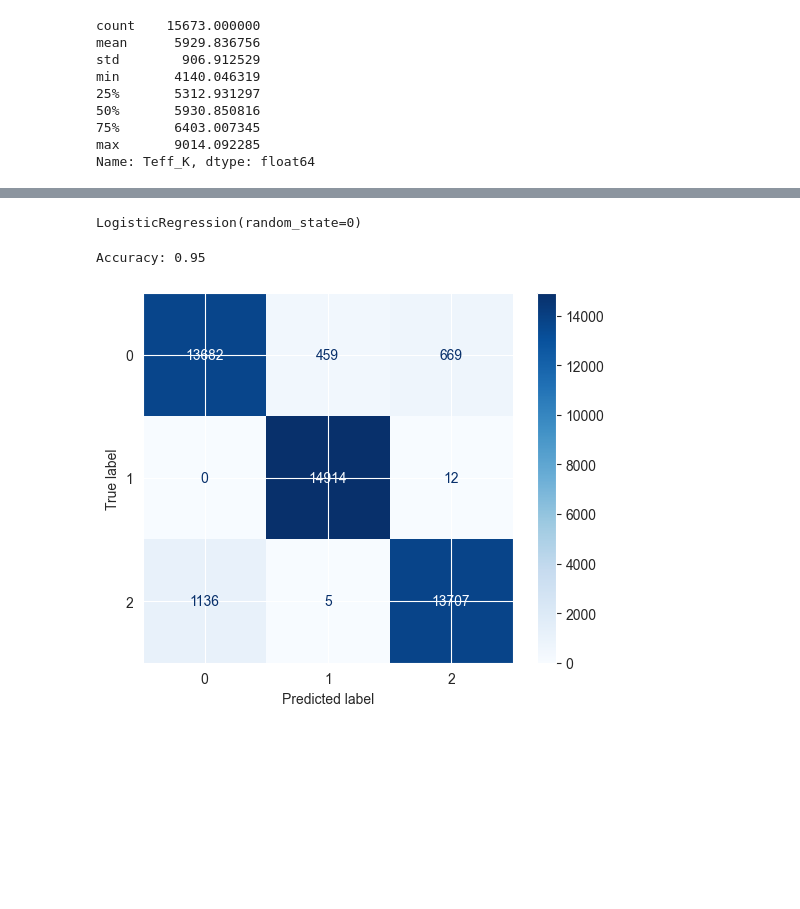
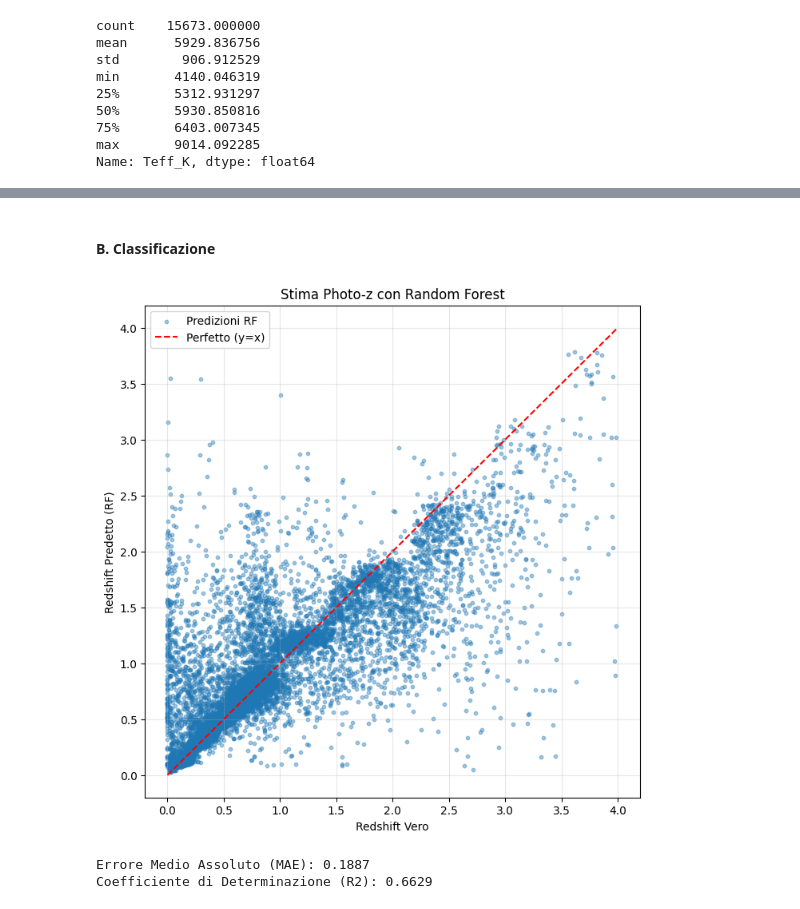
Before and after one commit to FabianCalangiu/Astronomical-Objects-Analysis, a Jupyter notebook: notebooks/astronomical_analysis.ipynb, the cells around one changed output, grey strips where cells are left out. Drawn from its saved outputs; the diff is of its cells as text; code cells hidden in the pictures; blank space fills up the shorter version.

```diff
--- a/notebooks/astronomical_analysis.ipynb
+++ b/notebooks/astronomical_analysis.ipynb
@@ -472,5 +465,0 @@ X_test_b = scaler.transform(X_test_b)
-# %%
-logistic_clf = LogisticRegression(random_state = 0)
-logistic_clf.fit(X_train_b, y_train_b)
-# %% [output]
-LogisticRegression(random_state=0)
@@ -479,10 +466,47 @@ y_pred_b = logistic_clf.predict(X_test_b)
-# %%
-cm = confusion_matrix(y_test_b, y_pred_b)
-print("Accuracy: {:.2f}".format(accuracy_score(y_test_b, y_pred_b)))
-# %% [output]
-Accuracy: 0.95
-# %%
-ConfusionMatrixDisplay(cm).plot(cmap="Blues")
-plt.show()
-# %% [output]
-[figure, removed]
+# %% [markdown]
+<h4>B. Classificazione </h4>
+# %%
+from sklearn.ensemble import RandomForestRegressor
+from sklearn.metrics import mean_absolute_error, r2_score
+
+gal_qso = df[df["class"].isin(["GALAXY", "QSO"])].copy()
+gal_qso = gal_qso[(gal_qso["redshift"] >= 0) & (gal_qso["redshift"] <= 4)].copy()
+
+gal_qso["u_g"] = gal_qso["ultraviolet"] - gal_qso["green"]
+gal_qso["g_r"] = gal_qso["green"] - gal_qso["red"]
+gal_qso["r_i"] = gal_qso["red"] - gal_qso["near_infrared"]
+gal_qso["i_z"] = gal_qso["near_infrared"] - gal_qso["infrared"]
+
+X = gal_qso[["u_g", "g_r", "r_i", "i_z"]]
+y = gal_qso["redshift"]
+
+X_train, X_test, y_train, y_test = train_test_split(X, y, test_size = 0.2, random_state = 0)
+
+model_rf = RandomForestRegressor(n_estimators=100, max_depth=20, random_state=0)
+model_rf.fit(X_train, y_train)
+
+y_pred = model_rf.predict(X_test)
+
+plt.figure(figsize=(8, 8))
+plt.scatter(y_test, y_pred, alpha=0.4, s=10, label="Predizioni RF")
+
+# Aggiungiamo la linea di riferimento ideale (rossa)
+lims = [0, 4]
+plt.plot(lims, lims, color="red", linestyle="--", label="Perfetto (y=x)")
+
+plt.xlabel("Redshift Vero")
+plt.ylabel("Redshift Predetto (RF)")
+plt.title("Stima Photo-z con Random Forest")
+plt.legend()
+plt.grid(True, alpha=0.3)
+plt.show()
+
+mae = mean_absolute_error(y_test, y_pred)
+r2 = r2_score(y_test, y_pred)
+
+print(f"Errore Medio Assoluto (MAE): {mae:.4f}")
+print(f"Coefficiente di Determinazione (R2): {r2:.4f}")
+# %% [output]
+[figure, added]
+Errore Medio Assoluto (MAE): 0.1887
+Coefficiente di Determinazione (R2): 0.6629
```
Also changed, not shown: parts of 42 cells of this notebook.
